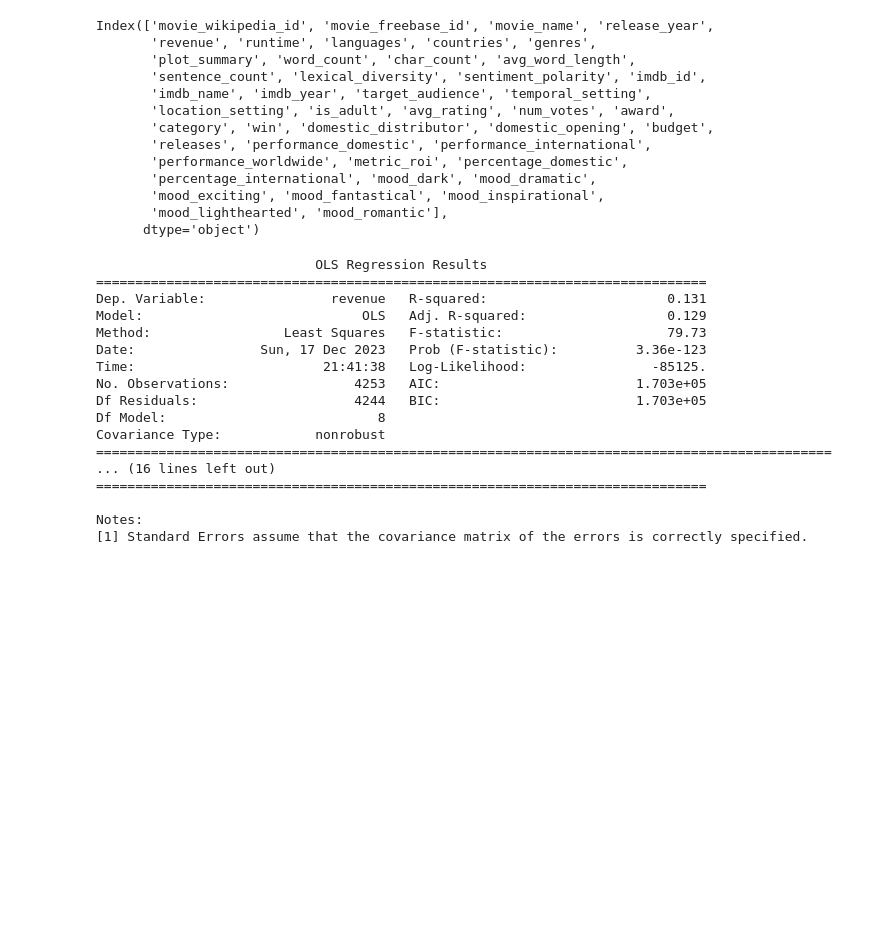
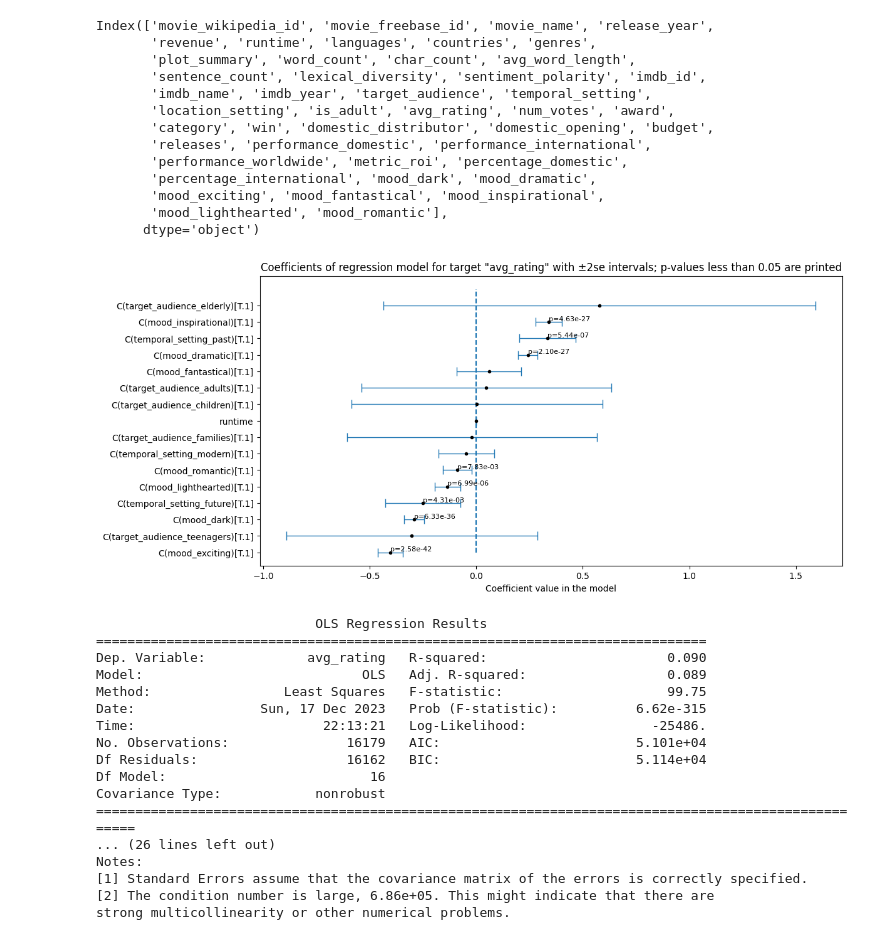
Before and after one commit to epfl-ada/ada-2023-project-biasbusters, a Jupyter notebook: regression_analysis.ipynb, the cells around one changed output. Cells and saved outputs as stored; diff of their text form; code cells hidden in the pictures; blank space fills up the shorter version.

Commit message:
add plots to regression analysis

```diff
--- a/regression_analysis.ipynb
+++ b/regression_analysis.ipynb
@@ -207,25 +207,64 @@ def fit_regression_model(df, feature_columns, target_feature):
     mod = smf.ols(formula=formula, data=df_copy)
     res = mod.fit()
 
+    variables = res.params.index
+
+    # quantifying uncertainty!
+
+    # coefficients
+    coefficients = res.params.values
+
+    # p-values
+    p_values = res.pvalues
+
+    # standard errors
+    standard_errors = res.bse.values
+
+    #sort them all by coefficients
+    l1, l2, l3, l4 = zip(*sorted(zip(coefficients[1:], variables[1:], standard_errors[1:], p_values[1:])))
+
+    # in this case, we index starting from the first element, not to plot the intercept
+
+    # we will use standard errors, instead of CIs
+    # two standard errors approximate the CIs (you can actually see in the summary table that
+    # +/2 SI is equivalent to the CIs)
+    plt.figure(figsize=(12, 2 + int(len(l1)/4)))
+    plt.errorbar(l1, np.array(range(len(l1))), xerr= 2*np.array(l3), linewidth = 1,
+                 linestyle = 'none',marker = 'o',markersize= 3,
+                 markerfacecolor = 'black',markeredgecolor = 'black', capsize= 5)
+
+    plt.vlines(0,0, len(l1), linestyle = '--')
+    plt.title(f'Coefficients of regression model for target "{target_feature}" with ±2se intervals; p-values less than 0.05 are printed')
+    plt.xlabel('Coefficient value in the model')
+
+    # Annotate p-values
+    for i, (coef, p) in enumerate(zip(l1, l4)):
+        if p < 0.05:  # Only annotate significant p-values
+            plt.text(coef, i, f'p={p:.2e}', fontsize=8, verticalalignment='bottom')
+
+    plt.yticks(range(len(l2)),l2)
+    plt.show()
+
     # Print the summary of the regression model
     print(res.summary())
 # %%
-fit_regression_model(plot_analysis, ['runtime', 'mood'], 'avg_rating')
+fit_regression_model(plot_analysis, ['runtime', 'mood', 'target_audience', 'temporal_setting'], 'avg_rating')
 # %% [output]
+[figure, added]
                             OLS Regression Results
 ==============================================================================
-Dep. Variable:                revenue   R-squared:                       0.131
-Model:                            OLS   Adj. R-squared:                  0.129
-Method:                 Least Squares   F-statistic:                     79.73
-Date:                Sun, 17 Dec 2023   Prob (F-statistic):          3.36e-123
-Time:                        21:41:38   Log-Likelihood:                -85125.
-No. Observations:                4253   AIC:                         1.703e+05
-Df Residuals:                    4244   BIC:                         1.703e+05
-Df Model:                           8
+Dep. Variable:             avg_rating   R-squared:                       0.090
+Model:                            OLS   Adj. R-squared:                  0.089
+Method:                 Least Squares   F-statistic:                     99.75
+Date:                Sun, 17 Dec 2023   Prob (F-statistic):          6.62e-315
+Time:                        22:13:21   Log-Likelihood:                -25486.
+No. Observations:               16179   AIC:                         5.101e+04
+Df Residuals:                   16162   BIC:                         5.114e+04
+Df Model:                          16
 Covariance Type:            nonrobust
-==============================================================================================
-... (16 lines left out)
-==============================================================================
-
+=====================================================================================================
+... (26 lines left out)
 Notes:
 [1] Standard Errors assume that the covariance matrix of the errors is correctly specified.
+[2] The condition number is large, 6.86e+05. This might indicate that there are
+strong multicollinearity or other numerical problems.
```
